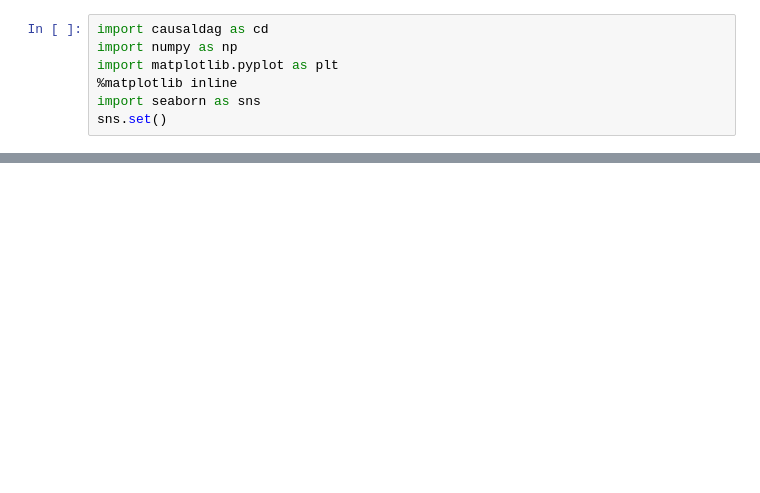
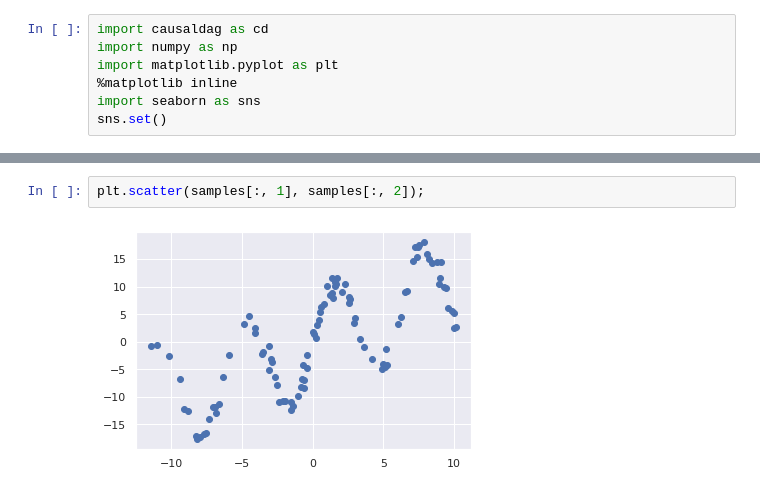
Before and after one commit to csquires/causaldag_examples, a Jupyter notebook: examples/nonlinear_basis_functions.ipynb, the cells around one changed output, grey strips where cells are left out. Cells and saved outputs as stored; diff of their text form; blank space fills up the shorter version.

```diff
--- a/examples/nonlinear_basis_functions.ipynb
+++ b/examples/nonlinear_basis_functions.ipynb
@@ -18,0 +37,4 @@ plt.scatter(samples[:, 0], samples[:, 1]);
+# %%
+plt.scatter(samples[:, 1], samples[:, 2]);
+# %% [output]
+[figure, added]
```
Also changed, not shown: parts of 6 cells of this notebook.
